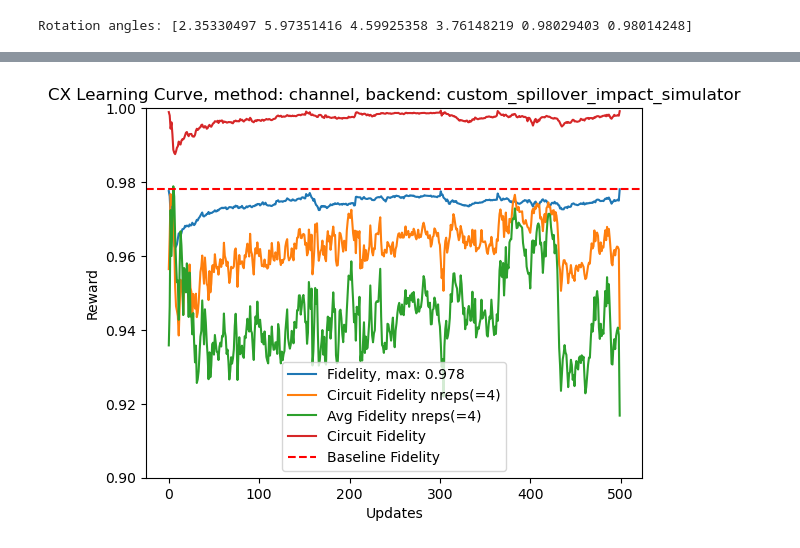
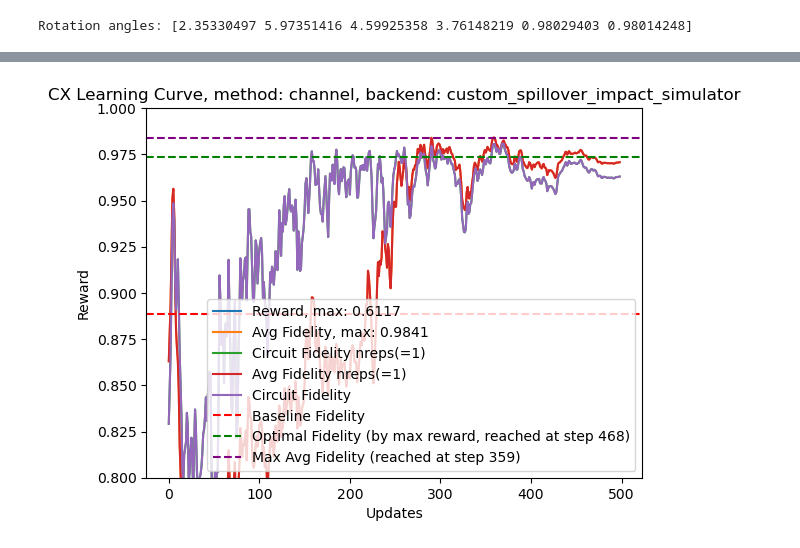
Before and after one commit to arthurostrauss/Quantum_Optimal_Control, a Jupyter notebook: gate_level/spillover_noise_use_case/generic_spillover/spillover_effect_on_subsystem.ipynb, the cells around one changed output, grey strips where cells are left out. Saved outputs shown, nothing was run; the diff lists cells and outputs as text; code cells hidden in the pictures.

```diff
--- a/gate_level/spillover_noise_use_case/generic_spillover/spillover_effect_on_subsystem.ipynb
+++ b/gate_level/spillover_noise_use_case/generic_spillover/spillover_effect_on_subsystem.ipynb
@@ -13,7 +13,7 @@ import numpy as np
 import matplotlib.pyplot as plt
 
 num_qubits = 6
-rotation_axes = ["rx", "ry", "rx", "ry", "rx", "ry"]
+rotation_axes = ["rx", "rx", "rx", "rx", "rx", "rx"]
 rotation_parameters = ParameterVector("θ", num_qubits)
 cm = CouplingMap.from_line(num_qubits, True)
 print("Coupling map:")
@@ -192,12 +208,12 @@ def apply_parametrized_circuit(
 # %%
 # Define the environment
 from gymnasium.spaces import Box
-from gymnasium.wrappers import ClipAction, RescaleAction
 from rl_qoc import (
     QEnvConfig,
     ExecutionConfig,
     ContextAwareQuantumEnvironment,
     QiskitConfig,
+    RescaleAndClipAction,
 )
 
 env_metadata = {
@@ -208,7 +224,7 @@ env_metadata = {
     "rotation_parameters": rotation_parameters,
     "seed": seed,
 }
-action_space = Box(low=-0.2, high=0.2, shape=(7,), dtype=np.float32)
+action_space = Box(low=-1, high=1, shape=(7,), dtype=np.float32)
 target = {"gate": "cnot", "physical_qubits": [0, 1]}
 
 backend_config = QiskitConfig(
@@ -222,15 +238,13 @@ q_env_config = QEnvConfig(
     target=target,
     action_space=action_space,
     execution_config=ExecutionConfig(
-        batch_size=64,
-        n_reps=4,
-        n_shots=1000,
-        sampling_paulis=500,
+        batch_size=32, n_reps=1, n_shots=10, sampling_paulis=100, c_factor=1
     ),
     reward_config="channel",
+    env_metadata=env_metadata,
 )
 q_env = ContextAwareQuantumEnvironment(
     q_env_config,
     circuit_context=qc_noisy,  # Pass the circuit already transpiled through custom pass
 )
-rescaled_env = RescaleAction(q_env, -1, 1)
+rescaled_env = RescaleAndClipAction(q_env, -1, 1)
@@ -339,38 +324,56 @@ Find logs at: ./wandb/run-20241209_155014-xdygpypt/logs
 # %%
 # Plotting the learning curve
 
 reward_history = np.array(q_env.reward_history)
 mean_rewards = np.mean(reward_history, axis=-1)
-max_mean = int(np.max(mean_rewards) * 1e4) / 1e4
+max_mean = np.round(np.max(mean_rewards), 4)
+arg_max_mean = np.argmax(mean_rewards)
 
-# plt.plot(mean_rewards, label=f"Mean Batch Rewards, max: {max_mean}")
+
+plt.plot(mean_rewards, label=f"Reward, max: {max_mean}")
 plt.plot(
     q_env.fidelity_history,
-    label=f"Fidelity, max: {int(np.max(q_env.fidelity_history) * 1e4) / 1e4}",
+    label=f"Avg Fidelity, max: {np.round(np.max(q_env.fidelity_history),4)}",
 )
 plt.plot(
     q_env.circuit_fidelity_history_nreps,
     label=f"Circuit Fidelity nreps(={q_env.n_reps})",
 )
 plt.plot(q_env.avg_fidelity_history_nreps, label=f"Avg Fidelity nreps(={q_env.n_reps})")
 plt.plot(q_env.circuit_fidelity_history, label="Circuit Fidelity")
 plt.axhline(
-    q_env.simulate_circuit(q_env.circuits[0], np.zeros((1, 7))),
+    q_env.simulate_circuit(
+        q_env.circuits[0], np.zeros((1, 7)), update_env_history=False
+    ),
     label="Baseline Fidelity",
     color="red",
+    linestyle="--",
+)
+plt.axhline(
+    q_env.simulate_circuit(
+        q_env.circuits[0], np.array([q_env.optimal_action]), update_env_history=False
+    ),
+    label=f"Optimal Fidelity (by max reward, reached at step {arg_max_mean})",
+    color="green",
+    linestyle="--",
+)
+plt.axhline(
+    np.max(q_env.fidelity_history),
+    label=f"Max Avg Fidelity (reached at step {np.argmax(q_env.fidelity_history)})",
+    color="purple",
     linestyle="--",
 )
 plt.xlabel("Updates")
 plt.ylabel("Reward")
 plt.title(
     f"{q_env.target.gate.name.upper()} Learning Curve, method: {q_env.config.reward_method},"
     f" backend: {q_env_config.backend.name if q_env_config.backend is not None else 'No backend'}"
 )
-plt.ylim(0.9, 1.0)
+plt.ylim(0.8, 1)
 plt.legend()
 plt.show()
 # %% [output]
-[figure, old version]
+[figure, new version]
 # %%
 # Plotting the learning curve
 
```
Also changed, not shown: parts of 19 cells of this notebook, 9 other files.
